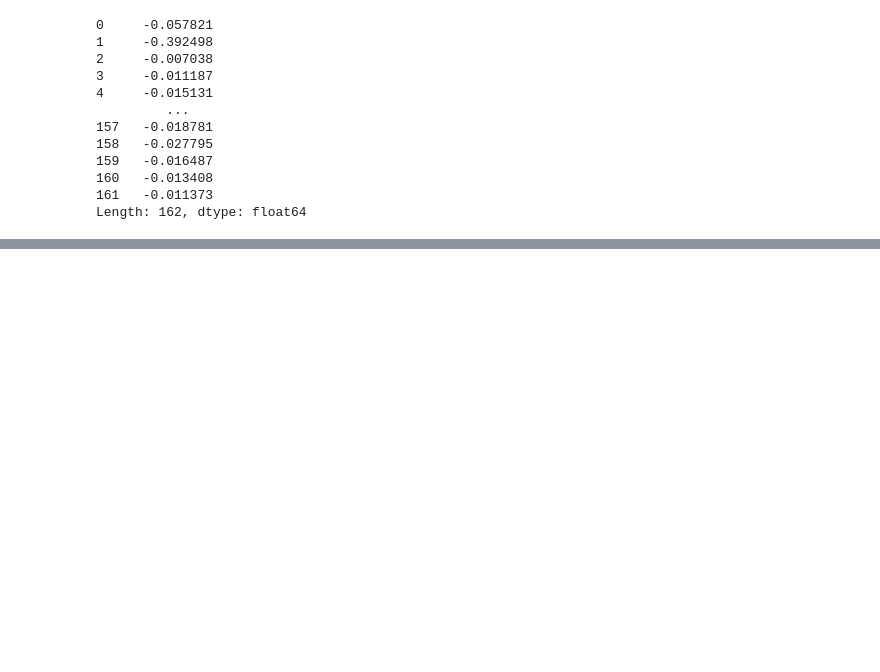
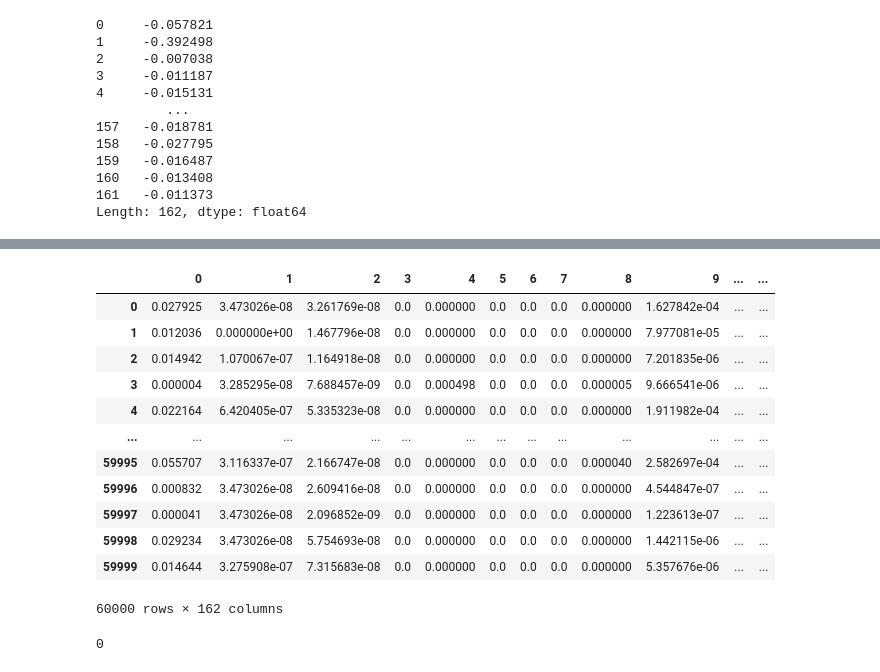
Before and after one commit to AlparslanEfe/DataPrepCA1, a Jupyter notebook: Data_prep_CA1/AlparslanEfeGuler_DPrepHDip_CA1.ipynb, the cells around one changed output, grey strips where cells are left out. Saved outputs shown, nothing was run; the diff lists cells and outputs as text; code cells hidden in the pictures; blank space fills up the shorter version.

Commit message:
Filling all missing values

```diff
--- a/Data_prep_CA1/AlparslanEfeGuler_DPrepHDip_CA1.ipynb
+++ b/Data_prep_CA1/AlparslanEfeGuler_DPrepHDip_CA1.ipynb
@@ -306,0 +310,24 @@ df_scaled.isna().sum().sum()
+# %%
+# Replacing the NaNs with median values
+
+column_medians = df_scaled.median()
+df_scaled = df_scaled.fillna(column_medians)
+display(df_scaled)
+# %% [output]
+|  | 0 | 1 | 2 | 3 | 4 | 5 | 6 | 7 | 8 | 9 | ... | ... |
+| 0 | 0.027925 | 3.473026e-08 | 3.261769e-08 | 0.0 | 0.000000 | 0.0 | 0.0 | 0.0 | 0.000000 | 1.627842e-04 | ... | ... |
+| 1 | 0.012036 | 0.000000e+00 | 1.467796e-08 | 0.0 | 0.000000 | 0.0 | 0.0 | 0.0 | 0.000000 | 7.977081e-05 | ... | ... |
+| 2 | 0.014942 | 1.070067e-07 | 1.164918e-08 | 0.0 | 0.000000 | 0.0 | 0.0 | 0.0 | 0.000000 | 7.201835e-06 | ... | ... |
+| 3 | 0.000004 | 3.285295e-08 | 7.688457e-09 | 0.0 | 0.000498 | 0.0 | 0.0 | 0.0 | 0.000005 | 9.666541e-06 | ... | ... |
+| 4 | 0.022164 | 6.420405e-07 | 5.335323e-08 | 0.0 | 0.000000 | 0.0 | 0.0 | 0.0 | 0.000000 | 1.911982e-04 | ... | ... |
+| ... | ... | ... | ... | ... | ... | ... | ... | ... | ... | ... | ... | ... |
+| 59995 | 0.055707 | 3.116337e-07 | 2.166747e-08 | 0.0 | 0.000000 | 0.0 | 0.0 | 0.0 | 0.000040 | 2.582697e-04 | ... | ... |
+| 59996 | 0.000832 | 3.473026e-08 | 2.609416e-08 | 0.0 | 0.000000 | 0.0 | 0.0 | 0.0 | 0.000000 | 4.544847e-07 | ... | ... |
+| 59997 | 0.000041 | 3.473026e-08 | 2.096852e-09 | 0.0 | 0.000000 | 0.0 | 0.0 | 0.0 | 0.000000 | 1.223613e-07 | ... | ... |
+| 59998 | 0.029234 | 3.473026e-08 | 5.754693e-08 | 0.0 | 0.000000 | 0.0 | 0.0 | 0.0 | 0.000000 | 1.442115e-06 | ... | ... |
+| 59999 | 0.014644 | 3.275908e-07 | 7.315683e-08 | 0.0 | 0.000000 | 0.0 | 0.0 | 0.0 | 0.000000 | 5.357676e-06 | ... | ... |
+60000 rows × 162 columns
+# %%
+df_scaled.isna().sum().sum()
+# %% [output]
+0
```
Also changed, not shown: parts of 13 cells of this notebook.
